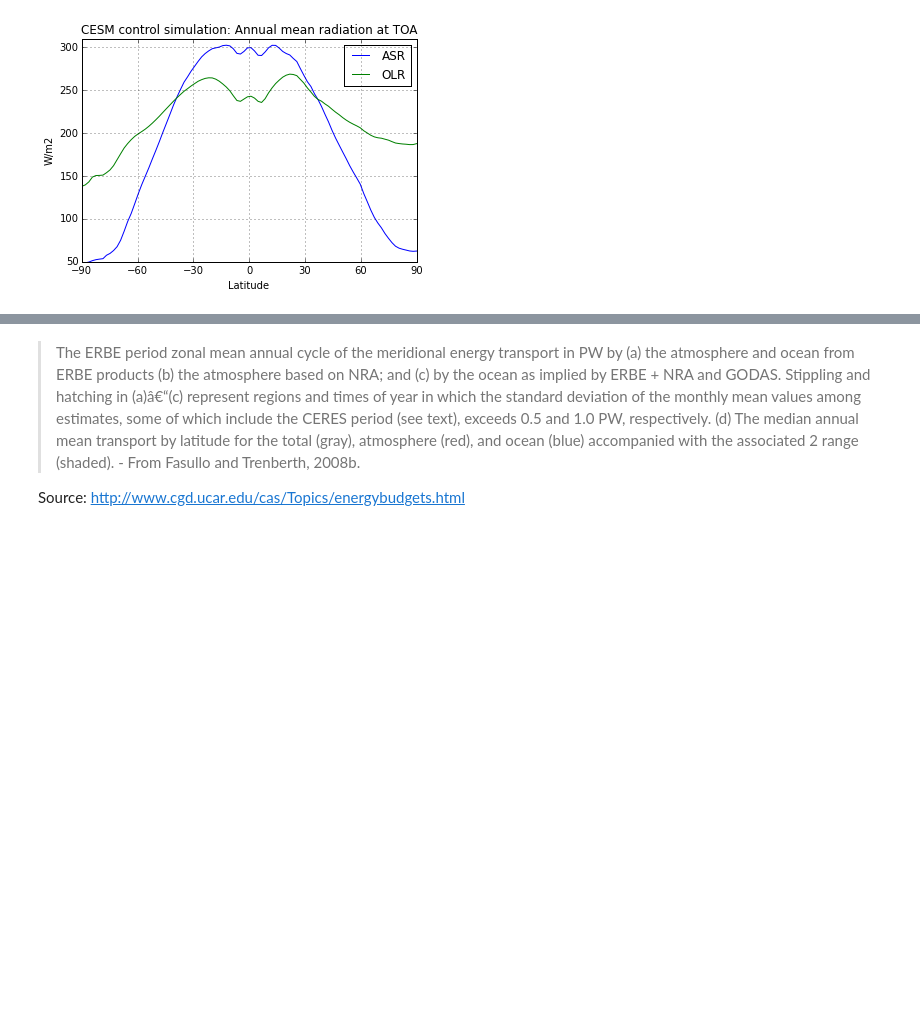
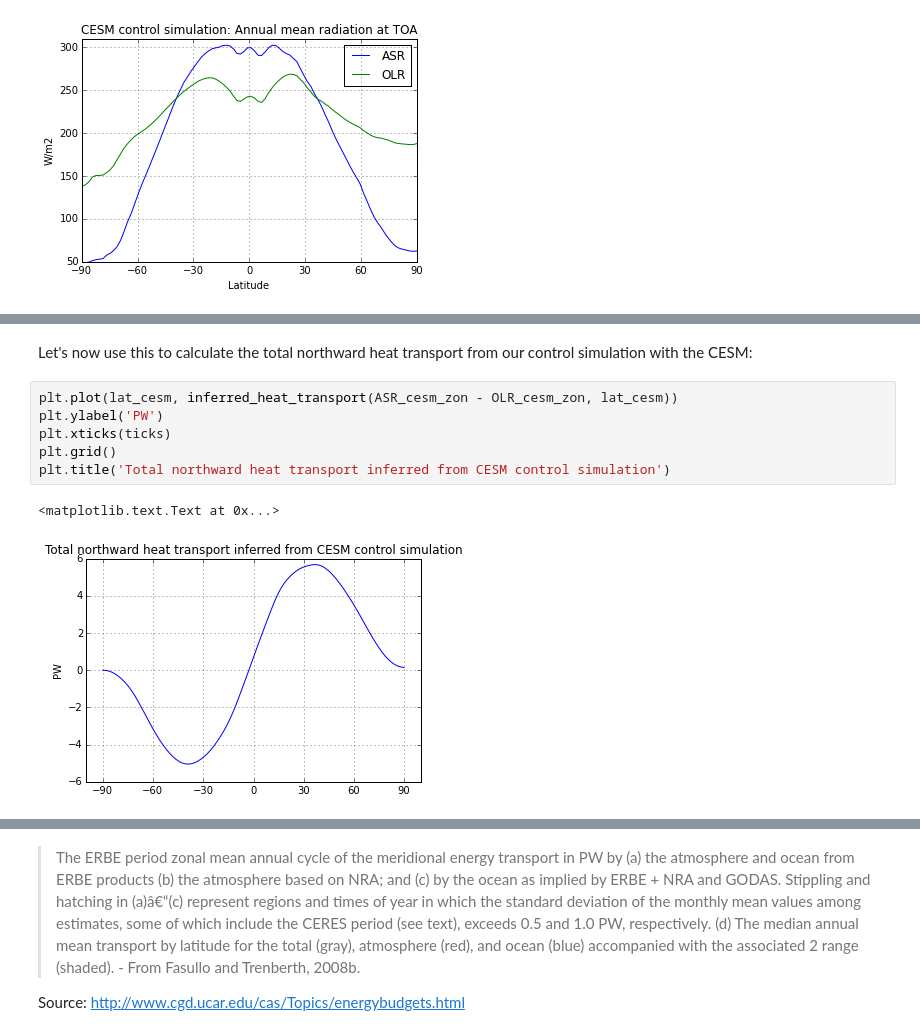
Before and after one commit to brian-rose/ClimateModeling_courseware, a Jupyter notebook: Lectures/Lecture13 -- Heat transport.ipynb, the cells around one changed output, grey strips where cells are left out. Drawn from its saved outputs; the diff is of its cells as text; blank space fills up the shorter version.

Commit message:
Lots of new content in heat transport notes.

```diff
--- a/Lectures/Lecture13 -- Heat transport.ipynb
+++ b/Lectures/Lecture13 -- Heat transport.ipynb
@@ -311,0 +421,11 @@ ____________
+# %% [markdown]
+Let's now use this to calculate the total northward heat transport from our control simulation with the CESM:
+# %%
+plt.plot(lat_cesm, inferred_heat_transport(ASR_cesm_zon - OLR_cesm_zon, lat_cesm))
+plt.ylabel('PW')
+plt.xticks(ticks)
+plt.grid()
+plt.title('Total northward heat transport inferred from CESM control simulation')
+# %% [output]
+<matplotlib.text.Text at 0x...>
+[figure, added]
```
Also changed, not shown: parts of 52 cells of this notebook, 1 other file.
